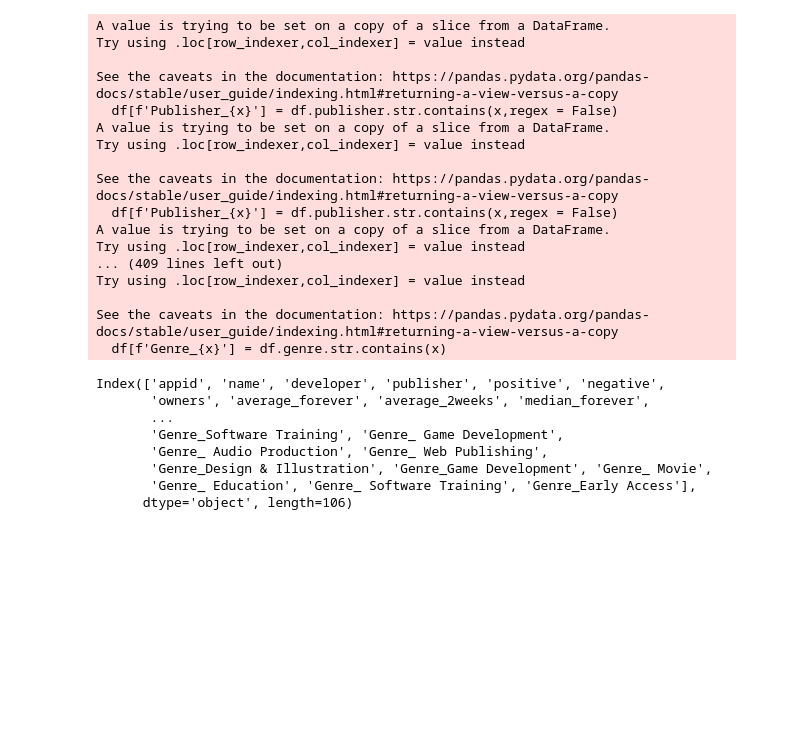
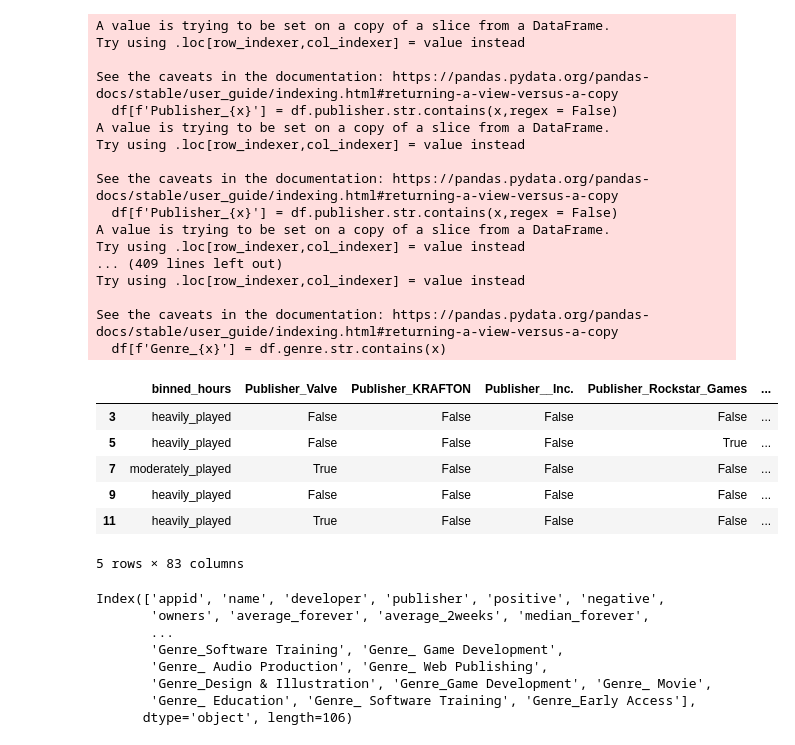
Before and after one commit to Estimating-steam-hours/Steam-Hours-Capstone, a Jupyter notebook: Michael/michael_modeling_notebook.ipynb, the cells around one changed output. Cells and saved outputs as stored; diff of their text form; code cells hidden in the pictures; blank space fills up the shorter version.

```diff
--- a/Michael/michael_modeling_notebook.ipynb
+++ b/Michael/michael_modeling_notebook.ipynb
@@ -102,6 +105,16 @@ Try using .loc[row_indexer,col_indexer] = value instead
 
 See the caveats in the documentation: https://pandas.pydata.org/pandas-docs/stable/user_guide/indexing.html#returning-a-view-versus-a-copy
   df[f'Genre_{x}'] = df.genre.str.contains(x)
+# %%
+df.head()
+# %% [output]
+|  | binned_hours | Publisher_Valve | Publisher_KRAFTON | Publisher__Inc. | Publisher_Rockstar_Games | ... |
+| 3 | heavily_played | False | False | False | False | ... |
+| 5 | heavily_played | False | False | False | True | ... |
+| 7 | moderately_played | True | False | False | False | ... |
+| 9 | heavily_played | False | False | False | False | ... |
+| 11 | heavily_played | True | False | False | False | ... |
+5 rows × 83 columns
 # %%
 df.columns
 # %% [output]
```
Also changed, not shown: parts of 14 cells of this notebook.
